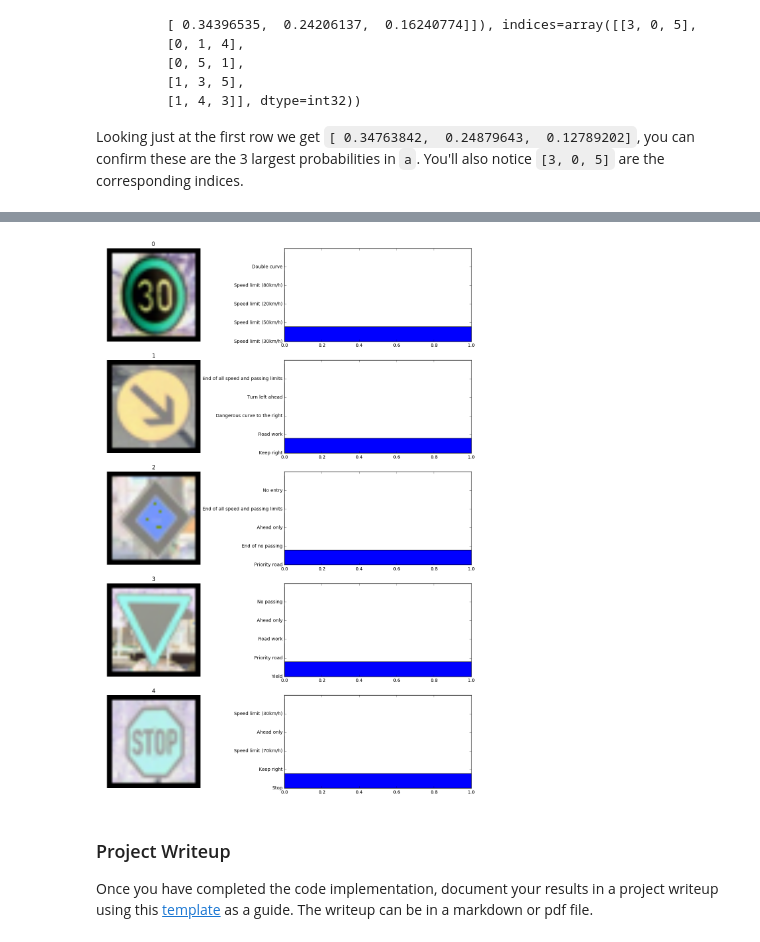
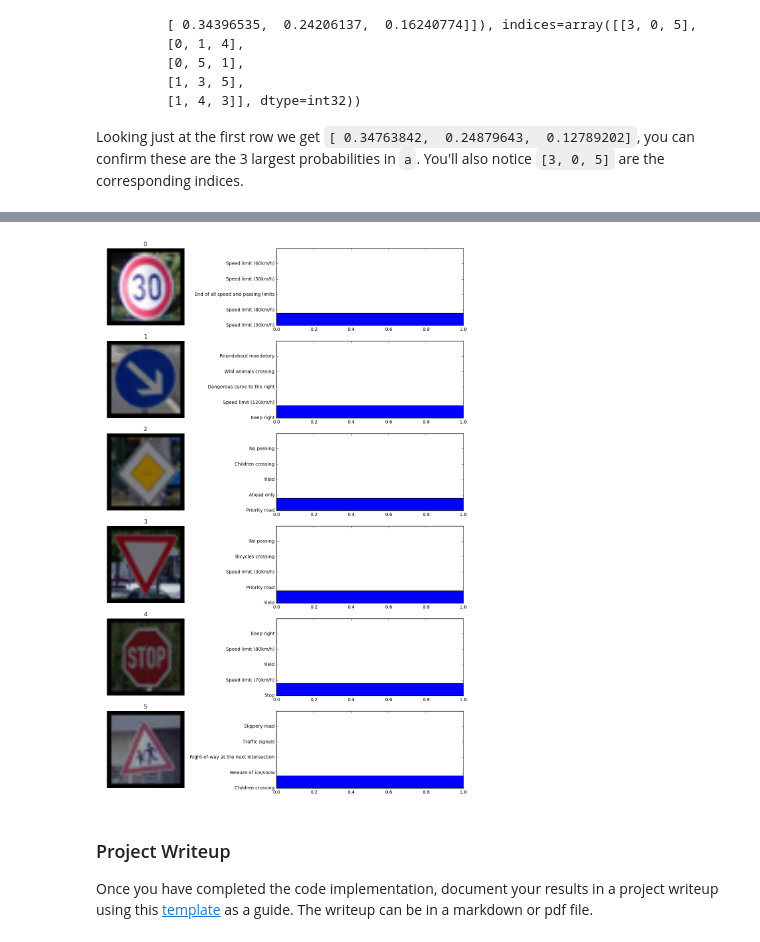
Before and after one commit to igmor/CarND-Traffic-Sign-Classifier-Project, a Jupyter notebook: Traffic_Sign_Classifier.ipynb, the cells around one changed output, grey strips where cells are left out. Cells and saved outputs as stored; diff of their text form; code cells hidden in the pictures.

```diff
--- a/Traffic_Sign_Classifier.ipynb
+++ b/Traffic_Sign_Classifier.ipynb
@@ -330,13 +364,5 @@ with tf.Session() as sess:
     saver.restore(sess, tf.train.latest_checkpoint('.'))
 
     test_accuracy = evaluate(X_testg, y_test)
-
-    X_one = np.zeros((2, 36, 36, 1))
-    X_one[0] = X_testg[0]
-    X_one[1] = X_testg[1]
-
-    accuracy = sess.run(tf.argmax(logits, 1), feed_dict={x: X_one})
-    print("One Accuracy = %s" % accuracy)
-
     print("Test Accuracy = {:.3f}".format(test_accuracy))
 # %% [output]
@@ -364,10 +389,11 @@ images = ['signs/30.png',
           'signs/keepright.png',
           'signs/priority.png',
           'signs/yield.png',
-          'signs/stop.png']
+          'signs/stop.png',
+          'signs/Children.png']
 
 X_fivetest = np.zeros((len(images), 32, 32, 3))
-y_fivetest = [1, 38, 12, 13, 14]
+y_fivetest = [1, 38, 12, 13, 14, 28]
 
 i = 0
 for image_name in images:
@@ -412,11 +438,18 @@ X_fivetestg = grayscale(X_fivetest)
 import random
 import numpy as np
 import matplotlib.pyplot as plt
+import csv
 %matplotlib inline
+
+sign_labels=[]
+with open('signnames.csv', 'rt') as csvfile:
+    reader = csv.DictReader(csvfile, delimiter=',')
+    for row in reader:
+        sign_labels.append((row['SignName']))
 
 for i in range(len(X_fivetestg)):
     plt.figure(figsize=(1,1))
-    plt.imshow(X_fivetestg[i,:,:,0],  cmap='gray')
-
-    print(y_fivetest[i])
+    plt.title(sign_labels[y_fivetest[i]], fontsize=9)
+    plt.axis('off')
+    plt.imshow(X_fivetest[i]/255)
 # %% [output]
@@ -433,7 +462,7 @@ for i in range(len(X_fivetestg)):
 # %% [markdown]
 ### Predict the Sign Type for Each Image
 # %%
-saver = tf.train.import_meta_graph('./tc.meta.meta')
+saver = tf.train.import_meta_graph('./tc.meta')
 # %%
 ### Run the predictions here and use the model to output the prediction for each image.
 ### Make sure to pre-process the images with the same pre-processing pipeline used earlier.
@@ -538,26 +574,21 @@ TopKV2(values=array([[  1.00000000e+00,   2.55086008e-10,   6.35948308e-11,
 # %%
 #Import traffic signs class names
-import csv
 
-sign_labels=[]
-with open('signnames.csv', 'rt') as csvfile:
-    reader = csv.DictReader(csvfile, delimiter=',')
-    for row in reader:
-        sign_labels.append((row['SignName']))
 
 plt.figure(figsize=(16, 21))
-for i in range(5):
-    plt.subplot(5, 2, 2*i+1)
-    plt.imshow(X_fivetest[i].astype(int))
+for i in range(6):
+    plt.subplot(6, 2, 2*i+1)
+    plt.imshow(X_fivetest[i]/255)
     plt.title(i)
     plt.axis('off')
-    plt.subplot(5, 2, 2*i+2)
+    plt.subplot(6, 2, 2*i+2)
     plt.barh(np.arange(1, 6, 1), predictions.values[i, :])
     labels=[sign_labels[j] for j in predictions.indices[i]]
     plt.yticks(np.arange(1, 6, 1), labels)
+    plt.savefig('./examples/softmax_prob.png')
 plt.show()
 # %% [output]
-[figure, old version]
+[figure, new version]
 # %% [markdown]
 ### Project Writeup
 
```
Also changed, not shown: parts of 16 cells of this notebook, 14 other files.
